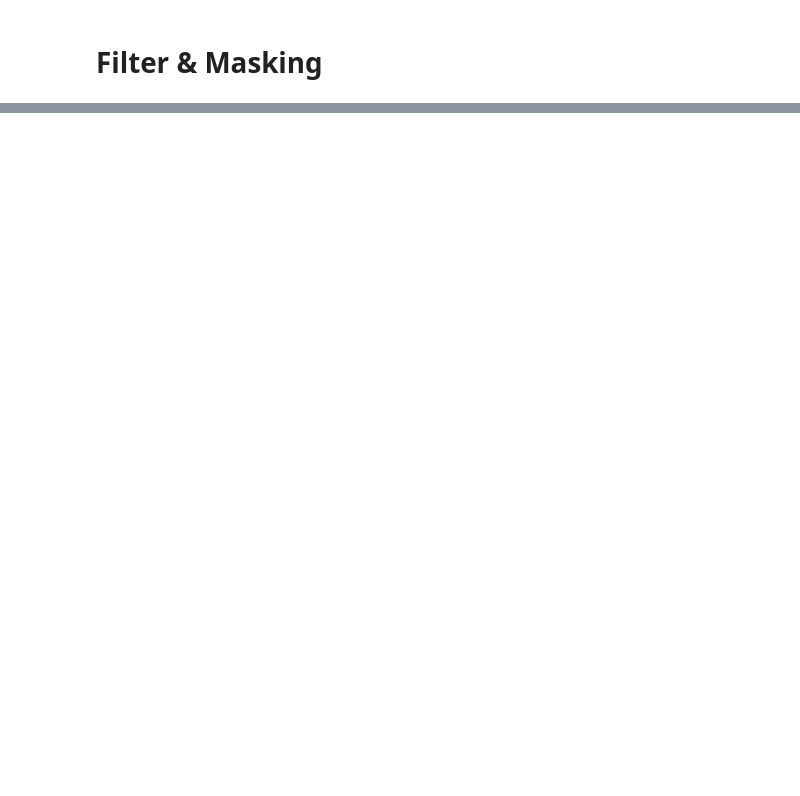
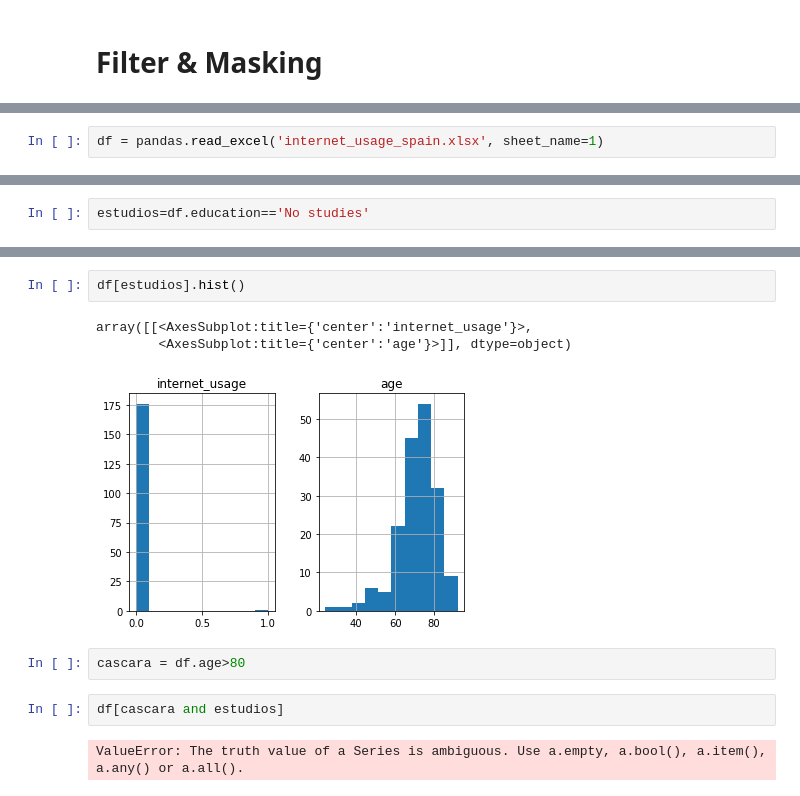
Before and after one commit to suarezpaz/machine-learning-program, a Jupyter notebook: #01. Data Tables & Basic Concepts of Programming/01session.ipynb, the cells around one changed output, grey strips where cells are left out. Saved outputs shown, nothing was run; the diff lists cells and outputs as text; blank space fills up the shorter version.

```diff
--- a/#01. Data Tables & Basic Concepts of Programming/01session.ipynb
+++ b/#01. Data Tables & Basic Concepts of Programming/01session.ipynb
@@ -408,0 +788,2 @@ SyntaxError: invalid syntax (<ipython-input-1-e62bf358bf22>, line 1)
+# %%
+df = pandas.read_excel('internet_usage_spain.xlsx', sheet_name=1)
@@ -408,0 +860,2 @@ SyntaxError: invalid syntax (<ipython-input-1-e62bf358bf22>, line 1)
+# %%
+estudios=df.education=='No studies'
@@ -408,0 +893,12 @@ SyntaxError: invalid syntax (<ipython-input-1-e62bf358bf22>, line 1)
+# %%
+df[estudios].hist()
+# %% [output]
+array([[<AxesSubplot:title={'center':'internet_usage'}>,
+        <AxesSubplot:title={'center':'age'}>]], dtype=object)
+[figure, added]
+# %%
+cascara = df.age>80
+# %%
+df[cascara and estudios]
+# %% [output]
+ValueError: The truth value of a Series is ambiguous. Use a.empty, a.bool(), a.item(), a.any() or a.all().
```
Also changed, not shown: parts of 66 cells of this notebook, 2 other files.
